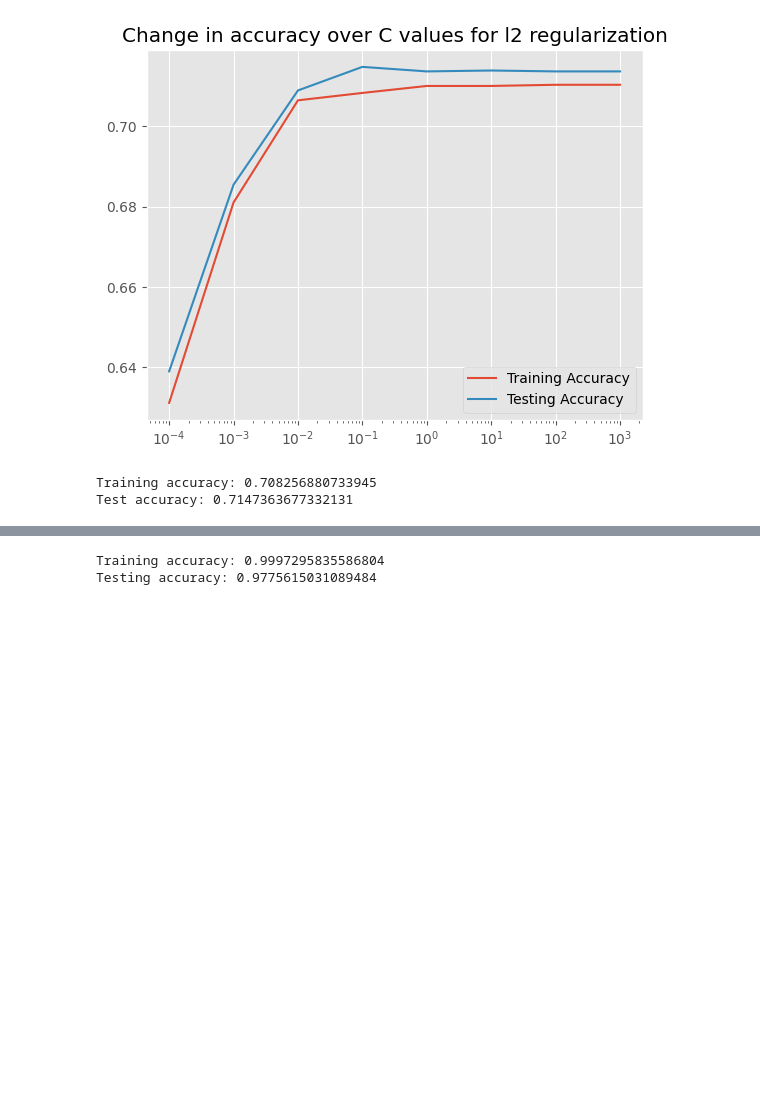
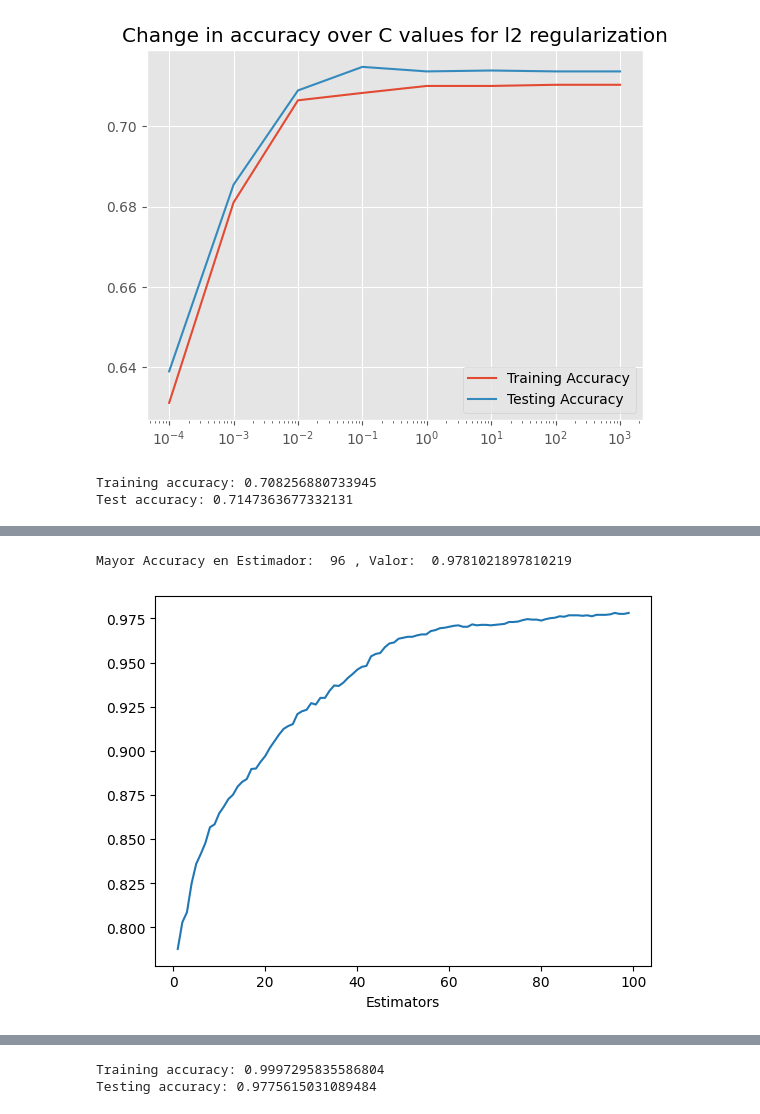
Before and after one commit to Daniel-AlCa/Proyect-2, a Jupyter notebook: Proyecto_2.ipynb, the cells around one changed output, grey strips where cells are left out. Saved outputs shown, nothing was run; the diff lists cells and outputs as text; code cells hidden in the pictures; blank space fills up the shorter version.

```diff
--- a/Proyecto_2.ipynb
+++ b/Proyecto_2.ipynb
@@ -726,3 +739,36 @@ Testing accuracy: 0.9775615031089484
+# %%
+# Valor optimo de estimador
+
+estimator_range = list(range(1,100))
+# Lista para almacenar la puntuación para cada valor de instanciador:
+Acc = []
+
+for estimator in estimator_range:
+    XGB = XGBClassifier(n_estimators = estimator,
+                             random_state = 42)
+    XGB.fit(X_train, y_train)
+    pred=XGB.predict(X_test)
+
+    score = XGB.score(X_test, y_test)
+
+    Acc.append(score)
+
+
+
+plt.plot(estimator_range,Acc,label="Accuracy")
+plt.xlabel('Estimators')
+
+max_acc=0
+max_acc_index=0
+for i in range(len(Acc)):
+  if Acc[i]>max_acc:
+    max_acc= Acc[i]
+    max_acc_index=i
+
+print('Mayor Accuracy en Estimador: ',max_acc_index+1, ', Valor: ',max_acc)
+# %% [output]
+Mayor Accuracy en Estimador:  96 , Valor:  0.9781021897810219
+[figure, added]
 # %%
 #Redes neuronales
 
```
Also changed, not shown: parts of 22 cells of this notebook.
